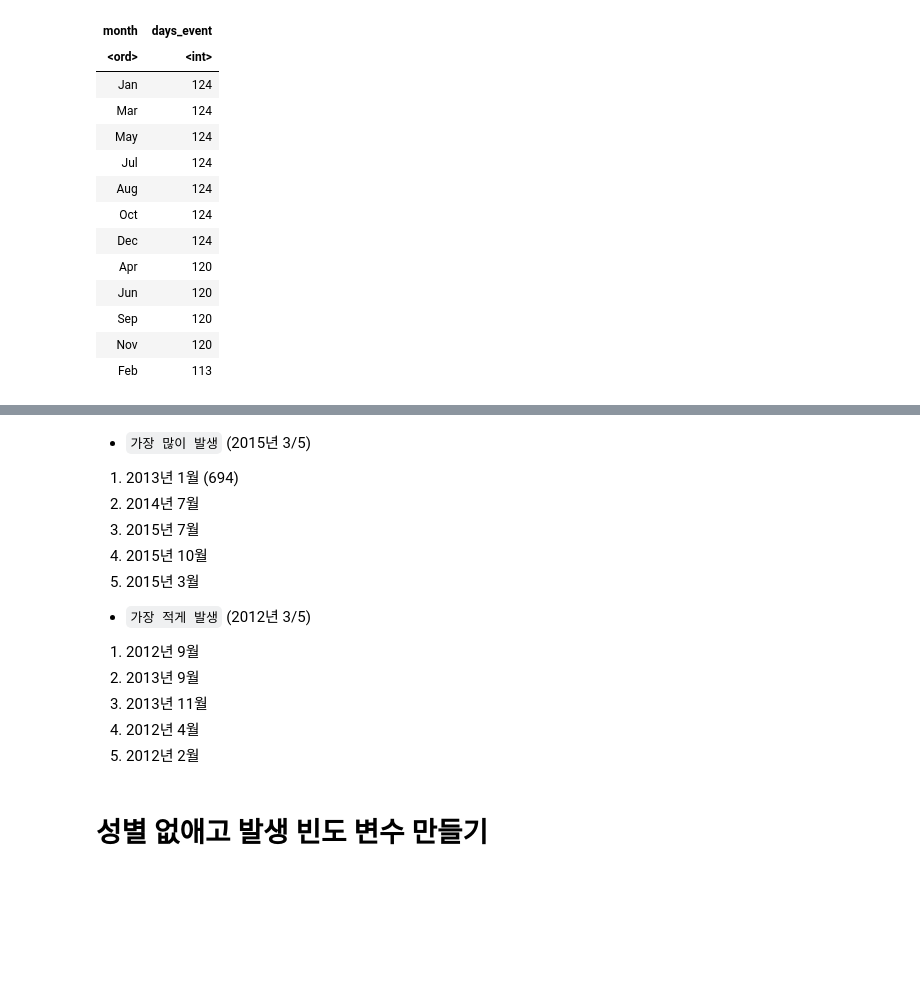
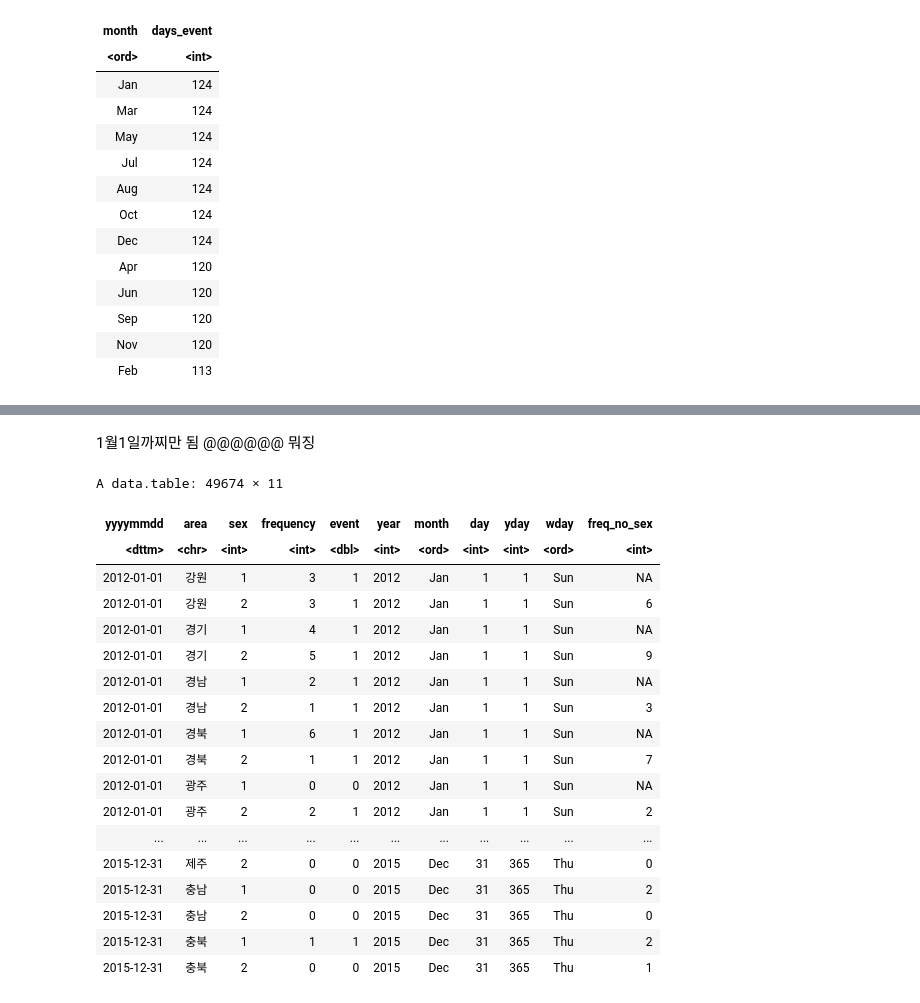
Before and after one commit to min02yam/Prediction-of-Cardiovascular-Disease-Incidence-using-machine-learning, a Jupyter notebook: hospital_Eda.ipynb, the cells around one changed output, grey strips where cells are left out. Drawn from its saved outputs; the diff is of its cells as text; code cells hidden in the pictures; blank space fills up the shorter version.

```diff
--- a/hospital_Eda.ipynb
+++ b/hospital_Eda.ipynb
@@ -862,15 +800,0 @@ A grouped_df: 10 × 3
-# %% [markdown]
-- `가장 많이 발생` (2015년 3/5)
-1. 2013년 1월 (694)
-2. 2014년 7월
-3. 2015년 7월
-4. 2015년 10월
-5. 2015년 3월
-- `가장 적게 발생` (2012년 3/5)
-1. 2012년 9월
-2. 2013년 9월
-3. 2013년 11월
-4. 2012년 4월
-5. 2012년 2월
-# %% [markdown]
-# 성별 없애고 발생 빈도 변수 만들기
@@ -876,0 +805,32 @@ A grouped_df: 10 × 3
+# %% [markdown]
+1월1일까찌만 됨 @@@@@@ 뭐징
+# %%
+DT_date_month[, freq_no_sex :=  frequency + shift(frequency, fill=NA) , by="area" ]
+#%>%
+  #na.omit()
+View(DT_date_month)
+
+write.csv( DT_date_month, "DT_date_month.csv"  , row.names=FALSE  )
+#DT_date_month %>% head()
+#DT_date_month %>% mutate( event_no_sex= case_when (freq_no_sex )
+#)
+# %% [output]
+A data.table: 49674 × 11
+| yyyymmdd | area | sex | frequency | event | year | month | day | yday | wday | freq_no_sex |
+| <dttm> | <chr> | <int> | <int> | <dbl> | <int> | <ord> | <int> | <int> | <ord> | <int> |
+| 2012-01-01 | 강원 | 1 | 3 | 1 | 2012 | Jan | 1 | 1 | Sun | NA |
+| 2012-01-01 | 강원 | 2 | 3 | 1 | 2012 | Jan | 1 | 1 | Sun | 6 |
+| 2012-01-01 | 경기 | 1 | 4 | 1 | 2012 | Jan | 1 | 1 | Sun | NA |
+| 2012-01-01 | 경기 | 2 | 5 | 1 | 2012 | Jan | 1 | 1 | Sun | 9 |
+| 2012-01-01 | 경남 | 1 | 2 | 1 | 2012 | Jan | 1 | 1 | Sun | NA |
+| 2012-01-01 | 경남 | 2 | 1 | 1 | 2012 | Jan | 1 | 1 | Sun | 3 |
+| 2012-01-01 | 경북 | 1 | 6 | 1 | 2012 | Jan | 1 | 1 | Sun | NA |
+| 2012-01-01 | 경북 | 2 | 1 | 1 | 2012 | Jan | 1 | 1 | Sun | 7 |
+| 2012-01-01 | 광주 | 1 | 0 | 0 | 2012 | Jan | 1 | 1 | Sun | NA |
+| 2012-01-01 | 광주 | 2 | 2 | 1 | 2012 | Jan | 1 | 1 | Sun | 2 |
+| ... | ... | ... | ... | ... | ... | ... | ... | ... | ... | ... |
+| 2015-12-31 | 제주 | 2 | 0 | 0 | 2015 | Dec | 31 | 365 | Thu | 0 |
+| 2015-12-31 | 충남 | 1 | 0 | 0 | 2015 | Dec | 31 | 365 | Thu | 2 |
+| 2015-12-31 | 충남 | 2 | 0 | 0 | 2015 | Dec | 31 | 365 | Thu | 0 |
+| 2015-12-31 | 충북 | 1 | 1 | 1 | 2015 | Dec | 31 | 365 | Thu | 2 |
+| 2015-12-31 | 충북 | 2 | 0 | 0 | 2015 | Dec | 31 | 365 | Thu | 1 |
```
Also changed, not shown: parts of 26 cells of this notebook.
